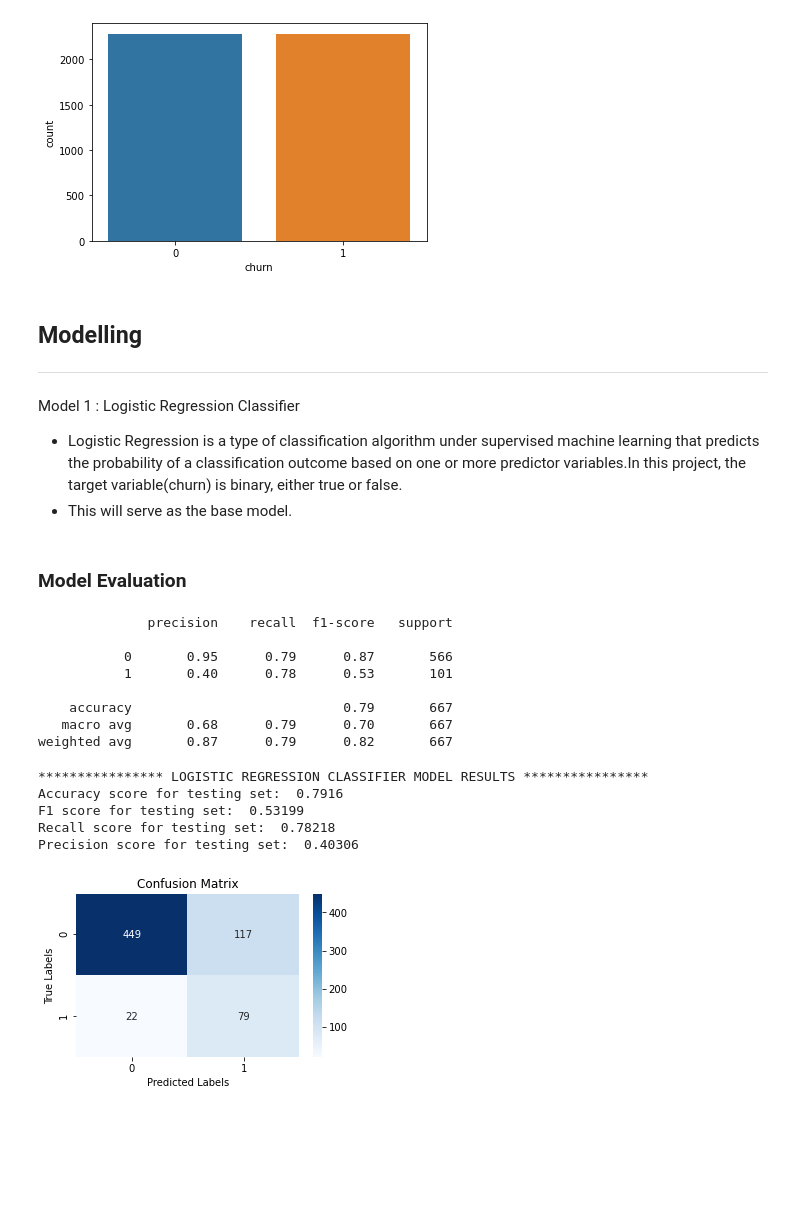
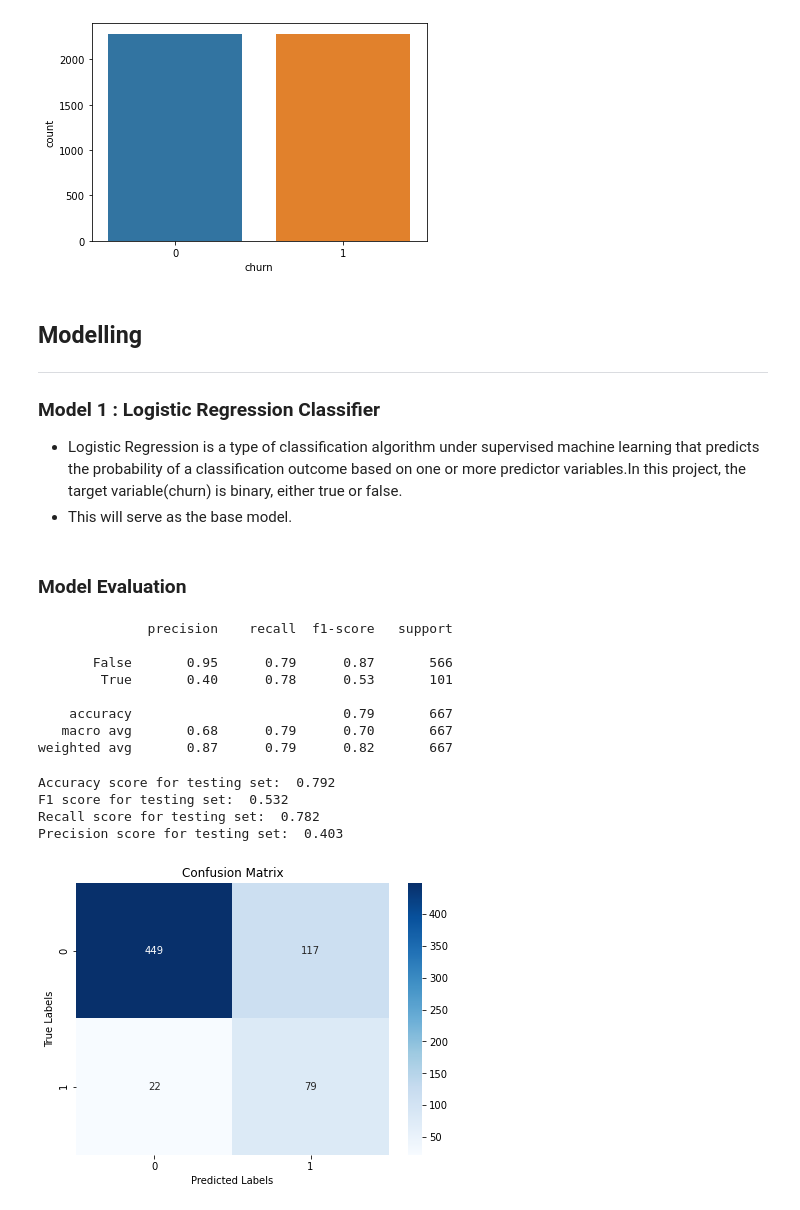
Before and after one commit to joakimTI/SyriaTel-Customer-Churn-Classifier, a Jupyter notebook: index.ipynb, the cells around one changed output. Saved outputs shown, nothing was run; the diff lists cells and outputs as text; code cells hidden in the pictures; blank space fills up the shorter version.

```diff
--- a/index.ipynb
+++ b/index.ipynb
@@ -454,7 +454,7 @@ Name: churn, dtype: float64
 # %% [markdown]
 ## Modelling
 ***
-Model 1 : Logistic Regression Classifier
+### Model 1 : Logistic Regression Classifier
 
 * Logistic Regression is a type of classification algorithm under supervised machine learning that predicts the probability of a classification outcome based on one or more predictor variables.In this project, the target variable(churn) is binary, either true or false.
 * This will serve as the base model.
@@ -466,32 +466,31 @@ y_pred_log = log_reg.predict(X_test_full)
 # %% [markdown]
 ### Model Evaluation
 # %%
-print(classification_report(y_test, y_pred_log, target_names=['0', '1']))
+print(classification_report(y_test, y_pred_log, target_names=['False', 'True']))
 # %% [output]
               precision    recall  f1-score   support
 
-           0       0.95      0.79      0.87       566
-           1       0.40      0.78      0.53       101
+       False       0.95      0.79      0.87       566
+        True       0.40      0.78      0.53       101
 
     accuracy                           0.79       667
    macro avg       0.68      0.79      0.70       667
 weighted avg       0.87      0.79      0.82       667
 # %%
-print("**************** LOGISTIC REGRESSION CLASSIFIER MODEL RESULTS **************** ")
-print('Accuracy score for testing set: ',round(accuracy_score(y_test,y_pred_log),5))
-print('F1 score for testing set: ',round(f1_score(y_test,y_pred_log),5))
-print('Recall score for testing set: ',round(recall_score(y_test,y_pred_log),5))
-print('Precision score for testing set: ',round(precision_score(y_test,y_pred_log),5))
+
+print('Accuracy score for testing set: ',round(accuracy_score(y_test,y_pred_log),3))
+print('F1 score for testing set: ',round(f1_score(y_test,y_pred_log),3))
+print('Recall score for testing set: ',round(recall_score(y_test,y_pred_log),3))
+print('Precision score for testing set: ',round(precision_score(y_test,y_pred_log),3))
 cm_lr = confusion_matrix(y_test, y_pred_log)
-f, ax= plt.subplots(1,1,figsize=(5,3))
+f, ax= plt.subplots(1,1,figsize=(7,5))
 sns.heatmap(cm_lr, annot=True, cmap='Blues', fmt='g', ax=ax)
 ax.set_xlabel('Predicted Labels'); ax.set_ylabel('True Labels') ; ax.set_title('Confusion Matrix')
 ax.xaxis.set_ticklabels(['0', '1']) ; ax.yaxis.set_ticklabels(['0', '1'])
 plt.show();
 # %% [output]
-**************** LOGISTIC REGRESSION CLASSIFIER MODEL RESULTS ****************
-Accuracy score for testing set:  0.7916
-F1 score for testing set:  0.53199
-Recall score for testing set:  0.78218
-Precision score for testing set:  0.40306
+Accuracy score for testing set:  0.792
+F1 score for testing set:  0.532
+Recall score for testing set:  0.782
+Precision score for testing set:  0.403
-[figure, old version]
+[figure, new version]
```
Also changed, not shown: parts of 2 cells of this notebook.
